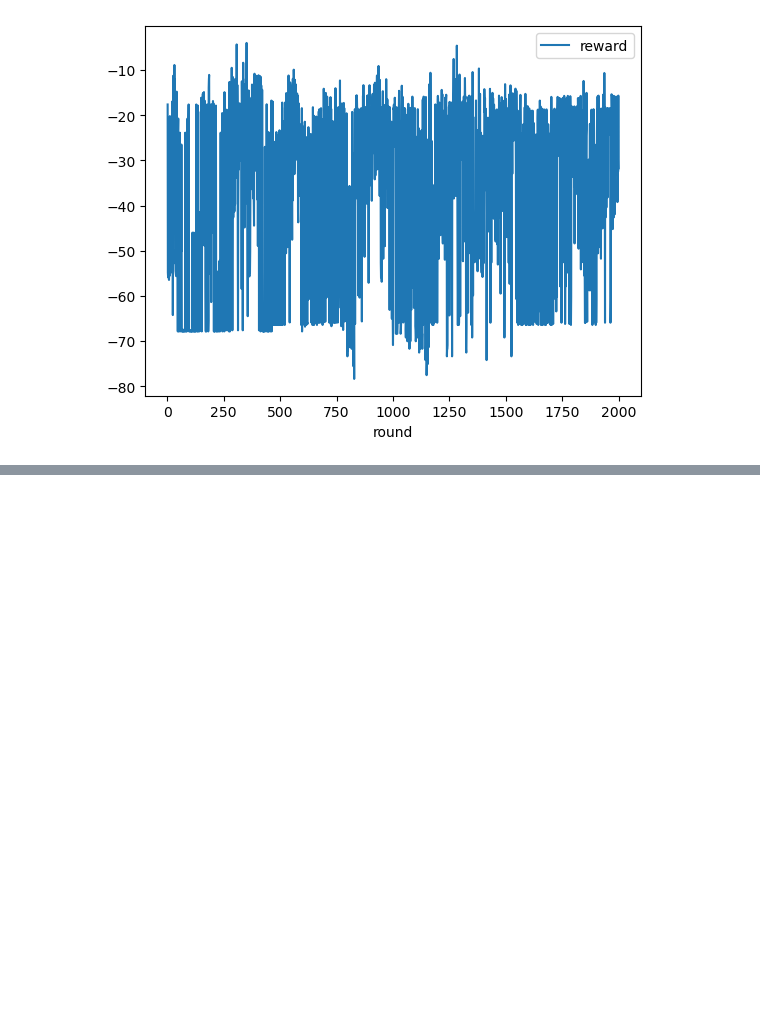
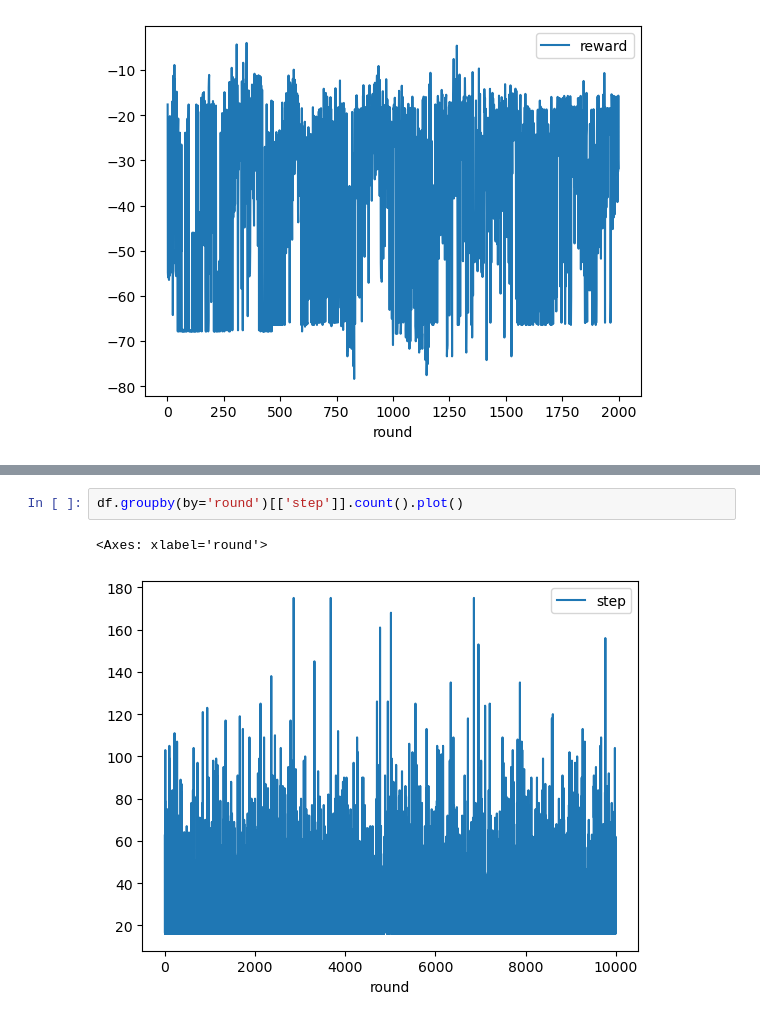
Before and after one commit to thisishiu/Reinforcement-learning-Boomberman, a Jupyter notebook: agent_code/mid_agent/ana.ipynb, the cells around one changed output, grey strips where cells are left out. Cells and saved outputs as stored; diff of their text form; blank space fills up the shorter version.

```diff
--- a/agent_code/mid_agent/ana.ipynb
+++ b/agent_code/mid_agent/ana.ipynb
@@ -31,0 +51,5 @@ df.groupby(by='round')[['reward']].mean().plot()
+# %%
+df.groupby(by='round')[['step']].count().plot()
+# %% [output]
+<Axes: xlabel='round'>
+[figure, added]
```
Also changed, not shown: parts of 7 cells of this notebook, 16 other files.
